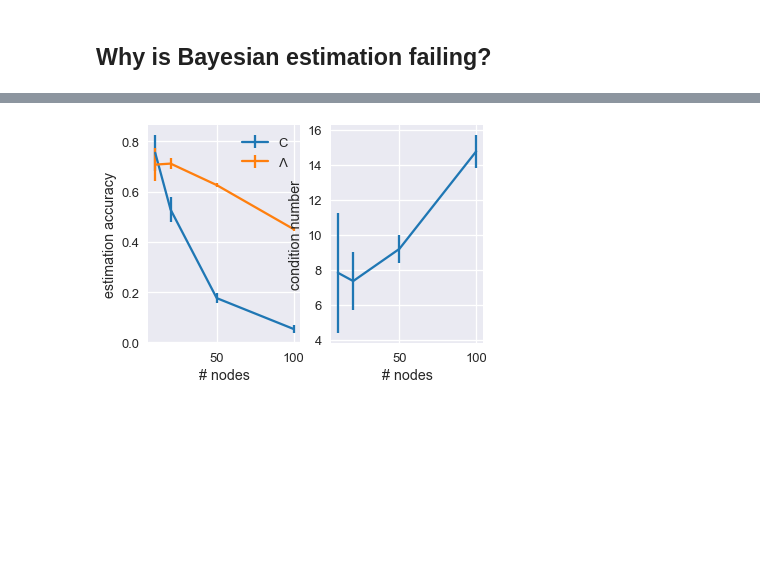
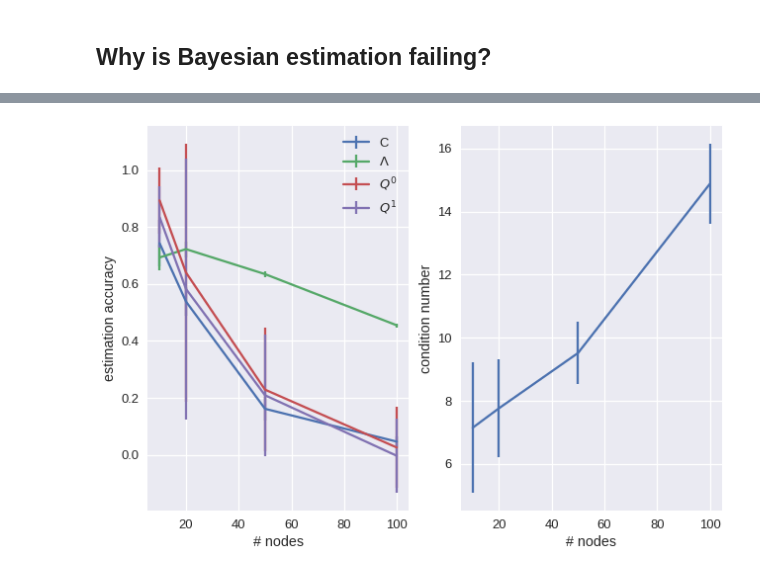
Before and after one commit to andins/bayes_MOU, a Jupyter notebook: group_meeting/MOU_bayesVSgradient.ipynb, the cells around one changed output, grey strips where cells are left out. Saved outputs shown, nothing was run; the diff lists cells and outputs as text; code cells hidden in the pictures; blank space fills up the shorter version.

```diff
--- a/group_meeting/MOU_bayesVSgradient.ipynb
+++ b/group_meeting/MOU_bayesVSgradient.ipynb
@@ -427,6 +427,8 @@ Ms = [10, 20, 50, 100]
 repetitions = 10  # 10 repetitions already gives a good idea of variability with short execution time
 rCm = np.zeros([len(Ms), repetitions])
 rL = np.zeros([len(Ms), repetitions])
+rQ0 = np.zeros([len(Ms), repetitions])
+rQ1 = np.zeros([len(Ms), repetitions])
 condQ0 = np.zeros([len(Ms), repetitions])
 
 for i, M in enumerate(Ms):
@@ -440,7 +442,10 @@ for i, M in enumerate(Ms):
         model_m = MOU(n_nodes=M, tau_x=1, mu=0.0).fit(X=ts, method="moments")
         # theoretical Lambda
         LAM = expm(C)  # maybe add diagonal
-        # estimate $\Lambda=(Q^0)^{-1} Q^{\tau}$
+        # theoretical covariances
+        Q0 = model_m.model_covariance(tau=0)
+        Q1 = model_m.model_covariance(tau=1)
+        # estimate $\Lambda=(Q^0)^{-1} Q^{\tau}$, Q0 and Q1
         ts_zeromean = ts - np.outer(np.ones(500), ts.mean(0))  # subtract mean
         Q0_hat = np.dot(ts_zeromean.T, ts_zeromean) / 498
         Q1_hat = np.dot(ts_zeromean[:-1, :].T, ts_zeromean[1:, :]) / 498
@@ -448,11 +453,15 @@ for i, M in enumerate(Ms):
         # compute estimation accuracies
         rCm[i, r] = pearsonr(model_m.C.flatten(), C.flatten())[0]
         rL[i, r] = pearsonr(LAM.flatten(), LAM_hat.flatten())[0]
+        rQ0[i, r] = pearsonr(Q0.flatten(), Q0_hat.flatten())[0]
+        rQ1[i, r] = pearsonr(Q1.flatten(), Q1_hat.flatten())[0]
         condQ0[i, r] = np.linalg.cond(Q0_hat)
 plt.figure()
 plt.subplot(1,2,1)
 plt.errorbar(Ms, rCm.mean(axis=1), rCm.std(axis=1), label='C')
 plt.errorbar(Ms, rL.mean(axis=1), rL.std(axis=1), label=r'$\Lambda$')
+plt.errorbar(Ms, rQ0.mean(axis=1), rQ0.std(axis=1), label=r'$Q^0$')
+plt.errorbar(Ms, rQ1.mean(axis=1), rQ1.std(axis=1), label=r'$Q^1$')
 plt.xlabel('# nodes')
 plt.ylabel('estimation accuracy')
 plt.legend()
@@ -481 +488 @@ Warning: complex values in J; casting to real!
-[figure, old version]
+[figure, new version]
```
Also changed, not shown: parts of 1 cell of this notebook.
